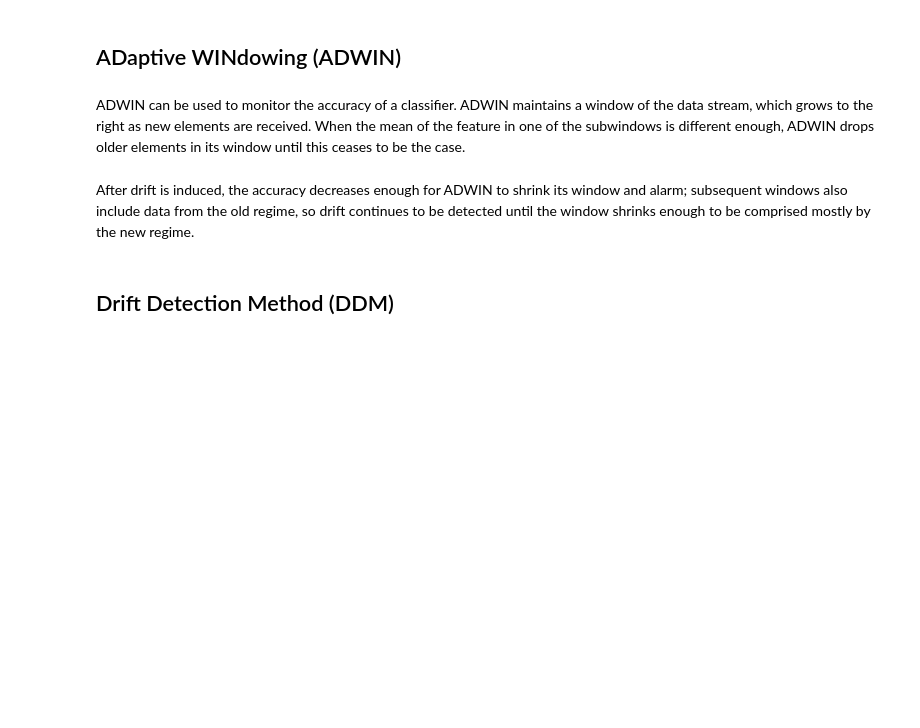
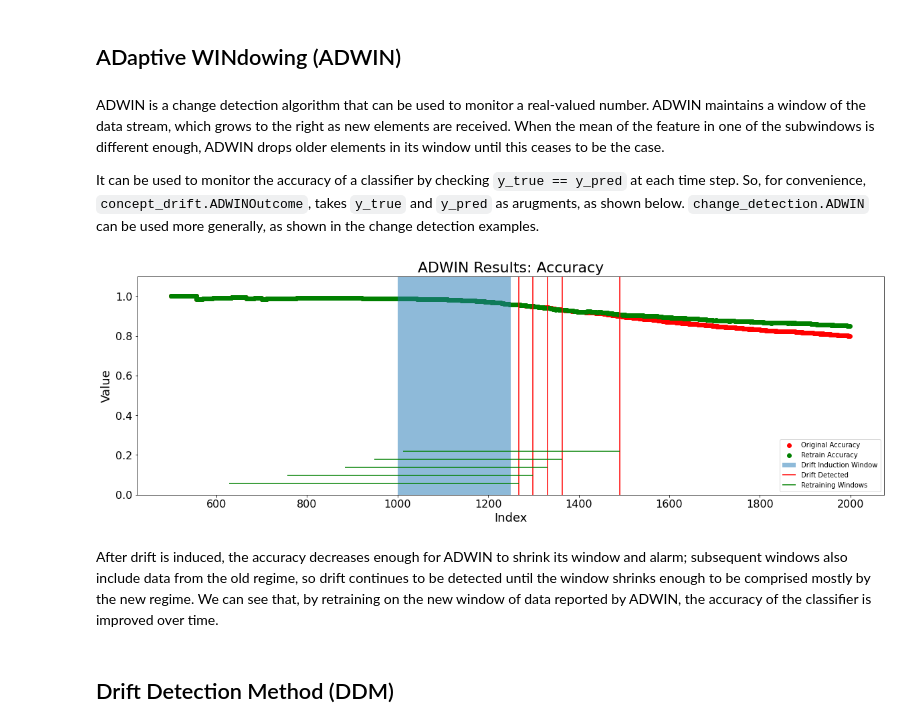
Before and after one commit to mitre/menelaus, a Jupyter notebook: docs/source/examples/concept_drift/concept_drift_examples.ipynb, the cells around one changed output. Cells and saved outputs as stored; diff of their text form; code cells hidden in the pictures; blank space fills up the shorter version.

```diff
--- a/docs/source/examples/concept_drift/concept_drift_examples.ipynb
+++ b/docs/source/examples/concept_drift/concept_drift_examples.ipynb
@@ -188,19 +187,27 @@ plt.show()
 # %% [markdown]
 ## ADaptive WINdowing (ADWIN)
 # %% [markdown]
-ADWIN can be used to monitor the accuracy of a classifier. ADWIN maintains a window of the data stream, which grows to the right as new elements are received. When the mean of the feature in one of the subwindows is different enough, ADWIN drops older elements in its window until this ceases to be the case.
+ADWIN is a change detection algorithm that can be used to monitor a real-valued number. ADWIN maintains a window of the data stream, which grows to the right as new elements are received. When the mean of the feature in one of the subwindows is different enough, ADWIN drops older elements in its window until this ceases to be the case.
+
+It can be used to monitor the accuracy of a classifier by checking `y_true == y_pred` at each time step. So, for convenience, `concept_drift.ADWINOutcome`, takes `y_true` and `y_pred` as arugments, as shown below. `change_detection.ADWIN` can be used more generally, as shown in the change detection examples.
 # %%
 ## Setup ##
 
 # Set up classifier: train on first training_size rows
 X_train = df.loc[0:training_size, ["var1", "var2"]]
 y_train = df.loc[0:training_size, "y"]
+X_test = df.loc[training_size:len(df), ["var1", "var2"]]
+y_pred = df.loc[training_size:len(df), "y"]
 
 np.random.seed(123)
 clf = GaussianNB()
 clf.fit(X_train, y_train)
 
-adwin = ADWIN()
+# get running accuracy from the original classifier to compare performance
+acc_orig = np.cumsum(clf.predict(X_test) == y_pred)
+acc_orig = acc_orig / np.cumsum(np.repeat(1, len(acc_orig)))
+
+adwin = ADWINOutcome()
 
 # Set up DF to record results.
 status = pd.DataFrame(
@@ -246,11 +253,14 @@ for i in range(training_size, len(df)):
         clf.fit(X_train, y_train)
 
     n += 1
+
+status['original_accuracy'] = acc_orig
 # %%
 ## Plotting ##
 
 plt.figure(figsize=(20, 6))
-plt.scatter("index", "accuracy", data=status, label="Accuracy")
+plt.scatter("index", "original_accuracy", data=status, label="Original Accuracy", color='red')
+plt.scatter("index", "accuracy", data=status, label="Retrain Accuracy", color='green')
 plt.grid(False, axis="x")
 plt.xticks(fontsize=16)
 plt.yticks(fontsize=16)
@@ -263,36 +273,41 @@ plt.ylim(ylims)
 plt.axvspan(1000, 1250, alpha=0.5, label="Drift Induction Window")
 
 # Draw red lines that indicate where drift was detected
 plt.vlines(
     x=status.loc[status["drift_detected"] == "drift"]["index"],
     ymin=ylims[0],
     ymax=ylims[1],
     label="Drift Detected",
     color="red",
 )
 
 # Create a list of lines that indicate the retraining windows.
 # Space them evenly, vertically.
 rec_list = pd.DataFrame(rec_list)
 rec_list["y_val"] = np.linspace(
     start=0.05 * (ylims[1] - ylims[0]) + ylims[0],
     stop=0.2 * ylims[1],
     num=len(rec_list),
 )
 
 # Draw green lines that indicate where retraining occurred
 plt.hlines(
     y=rec_list["y_val"],
     xmin=rec_list[0],
     xmax=rec_list[1],
     color="green",
     label="Retraining Windows",
 )
 
 plt.legend(loc='lower right')
+plt.show()
+# plt.savefig("example_ADWINOutcome.png")
+# %% [output]
+[figure, added]
 # %% [markdown]
 
 After drift is induced, the accuracy decreases enough for ADWIN to shrink its
-window and alarm;  subsequent windows also include data from the old regime,
-so drift continues to be detected until the window shrinks enough to be
-comprised mostly by the new regime.
+window and alarm;  subsequent windows also include data from the old regime, so
+drift continues to be detected until the window shrinks enough to be comprised
+mostly by the new regime. We can see that, by retraining on the new window of
+data reported by ADWIN, the accuracy of the classifier is improved over time.
```
Also changed, not shown: parts of 3 cells of this notebook, 15 other files.
